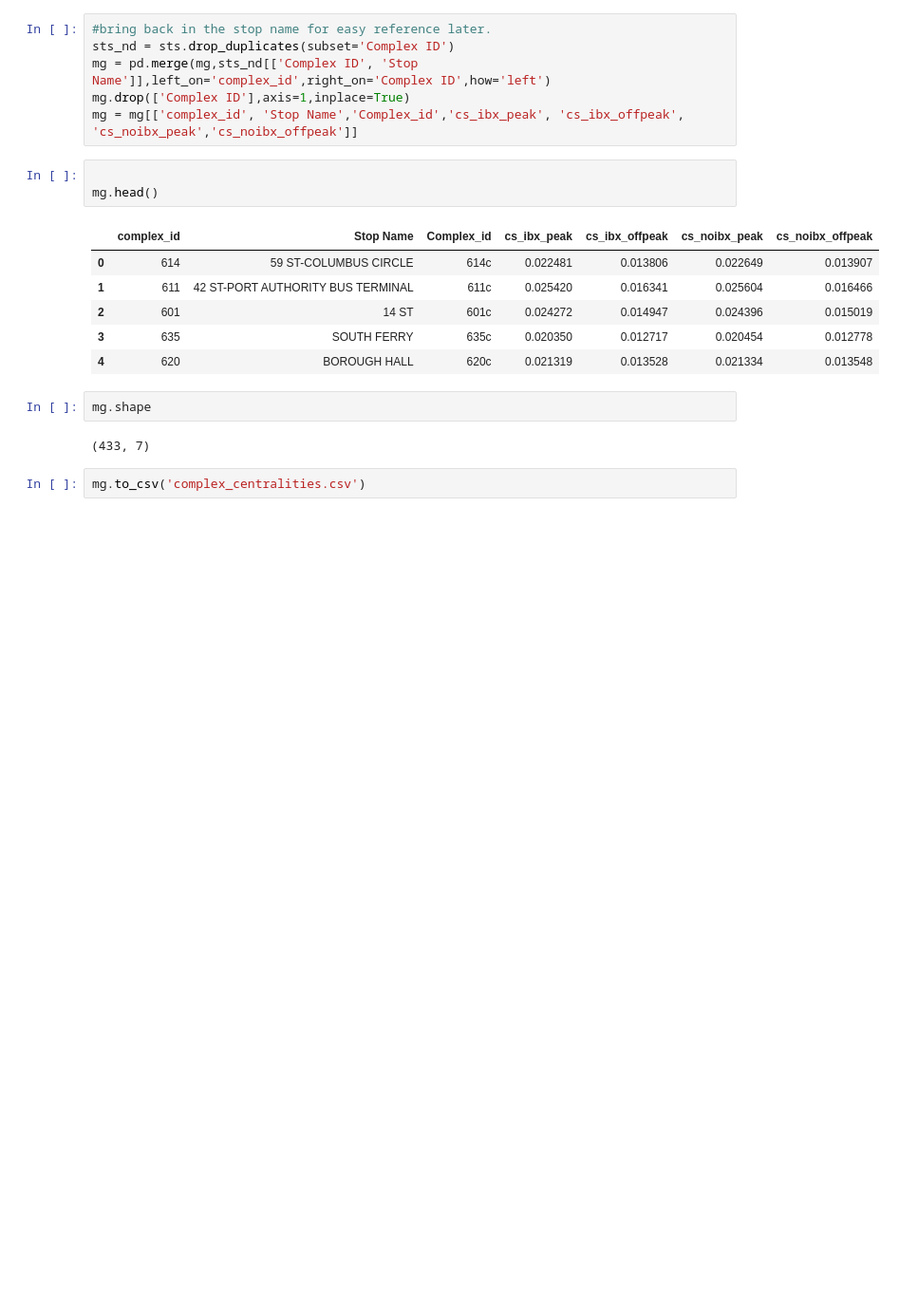
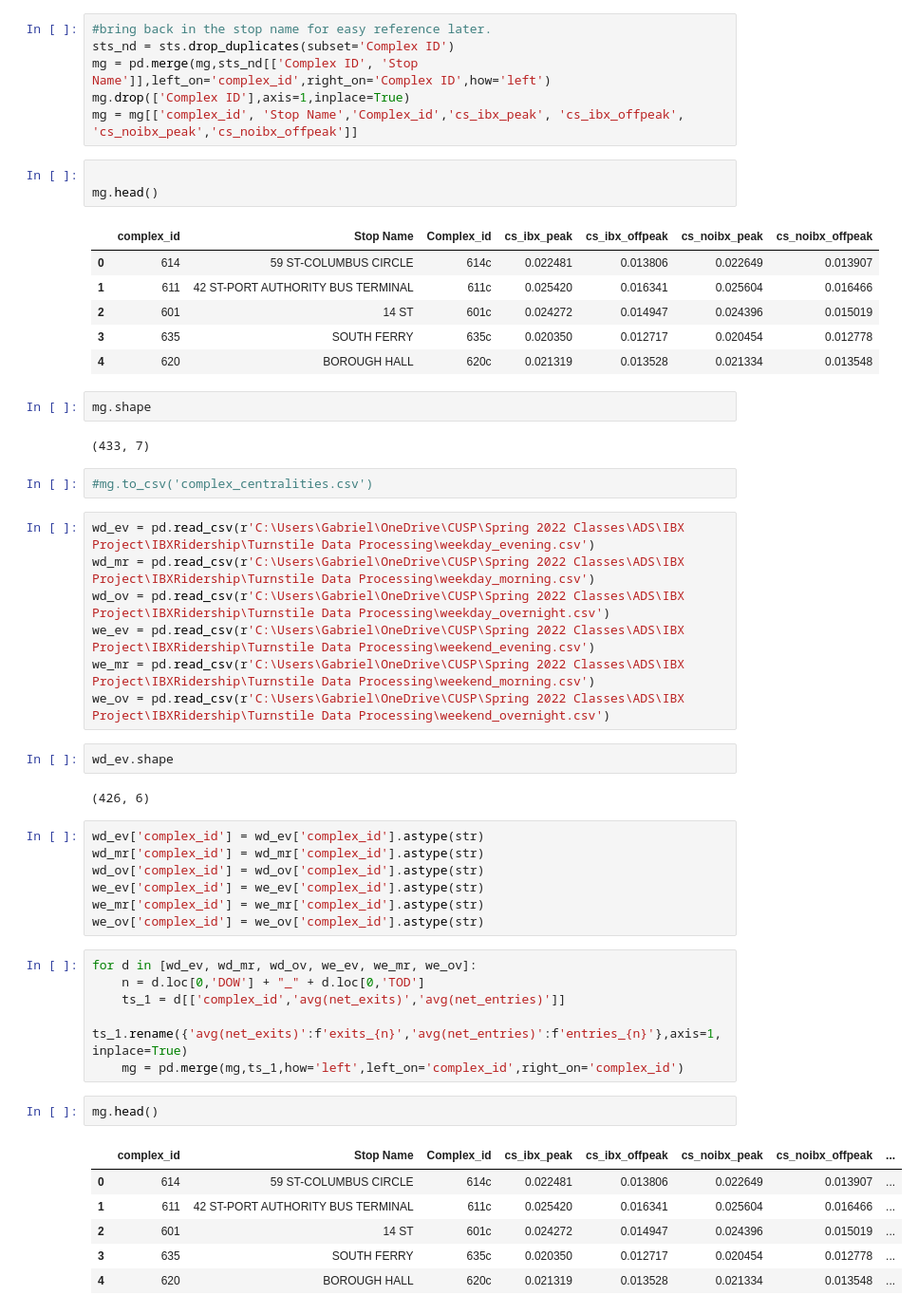
Before and after one commit to CUSPADS2022IBX/IBXRidership, a Jupyter notebook: merge_analysis.ipynb, the cells around one changed output. Shown at 95% size. Drawn from its saved outputs; the diff is of its cells as text; blank space fills up the shorter version.

```diff
--- a/merge_analysis.ipynb
+++ b/merge_analysis.ipynb
@@ -79,4 +79,37 @@ mg.shape
 # %% [output]
 (433, 7)
 # %%
-mg.to_csv('complex_centralities.csv')
+#mg.to_csv('complex_centralities.csv')
+# %%
+wd_ev = pd.read_csv(r'C:\Users\Gabriel\OneDrive\CUSP\Spring 2022 Classes\ADS\IBX Project\IBXRidership\Turnstile Data Processing\weekday_evening.csv')
+wd_mr = pd.read_csv(r'C:\Users\Gabriel\OneDrive\CUSP\Spring 2022 Classes\ADS\IBX Project\IBXRidership\Turnstile Data Processing\weekday_morning.csv')
+wd_ov = pd.read_csv(r'C:\Users\Gabriel\OneDrive\CUSP\Spring 2022 Classes\ADS\IBX Project\IBXRidership\Turnstile Data Processing\weekday_overnight.csv')
+we_ev = pd.read_csv(r'C:\Users\Gabriel\OneDrive\CUSP\Spring 2022 Classes\ADS\IBX Project\IBXRidership\Turnstile Data Processing\weekend_evening.csv')
+we_mr = pd.read_csv(r'C:\Users\Gabriel\OneDrive\CUSP\Spring 2022 Classes\ADS\IBX Project\IBXRidership\Turnstile Data Processing\weekend_morning.csv')
+we_ov = pd.read_csv(r'C:\Users\Gabriel\OneDrive\CUSP\Spring 2022 Classes\ADS\IBX Project\IBXRidership\Turnstile Data Processing\weekend_overnight.csv')
+# %%
+wd_ev.shape
+# %% [output]
+(426, 6)
+# %%
+wd_ev['complex_id'] = wd_ev['complex_id'].astype(str)
+wd_mr['complex_id'] = wd_mr['complex_id'].astype(str)
+wd_ov['complex_id'] = wd_ov['complex_id'].astype(str)
+we_ev['complex_id'] = we_ev['complex_id'].astype(str)
+we_mr['complex_id'] = we_mr['complex_id'].astype(str)
+we_ov['complex_id'] = we_ov['complex_id'].astype(str)
+# %%
+for d in [wd_ev, wd_mr, wd_ov, we_ev, we_mr, we_ov]:
+    n = d.loc[0,'DOW'] + "_" + d.loc[0,'TOD']
+    ts_1 = d[['complex_id','avg(net_exits)','avg(net_entries)']]
+    ts_1.rename({'avg(net_exits)':f'exits_{n}','avg(net_entries)':f'entries_{n}'},axis=1,inplace=True)
+    mg = pd.merge(mg,ts_1,how='left',left_on='complex_id',right_on='complex_id')
+# %%
+mg.head()
+# %% [output]
+|  | complex_id | Stop Name | Complex_id | cs_ibx_peak | cs_ibx_offpeak | cs_noibx_peak | cs_noibx_offpeak | ... |
+| 0 | 614 | 59 ST-COLUMBUS CIRCLE | 614c | 0.022481 | 0.013806 | 0.022649 | 0.013907 | ... |
+| 1 | 611 | 42 ST-PORT AUTHORITY BUS TERMINAL | 611c | 0.025420 | 0.016341 | 0.025604 | 0.016466 | ... |
+| 2 | 601 | 14 ST | 601c | 0.024272 | 0.014947 | 0.024396 | 0.015019 | ... |
+| 3 | 635 | SOUTH FERRY | 635c | 0.020350 | 0.012717 | 0.020454 | 0.012778 | ... |
+| 4 | 620 | BOROUGH HALL | 620c | 0.021319 | 0.013528 | 0.021334 | 0.013548 | ... |
```
Also changed, not shown: parts of 20 cells of this notebook, 1 other file.
